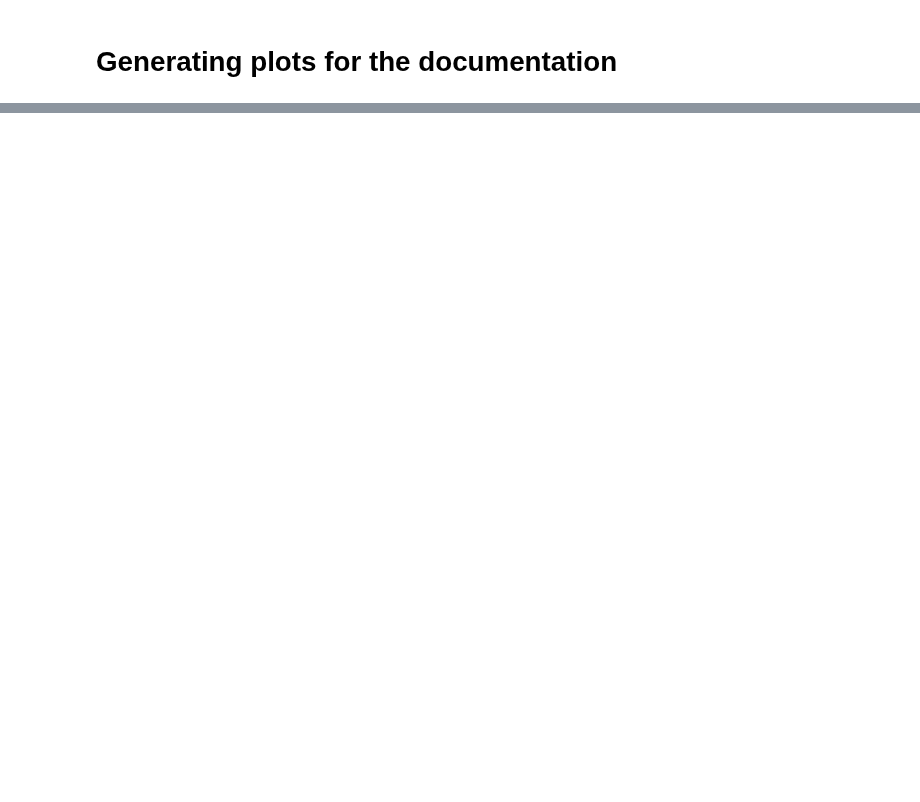
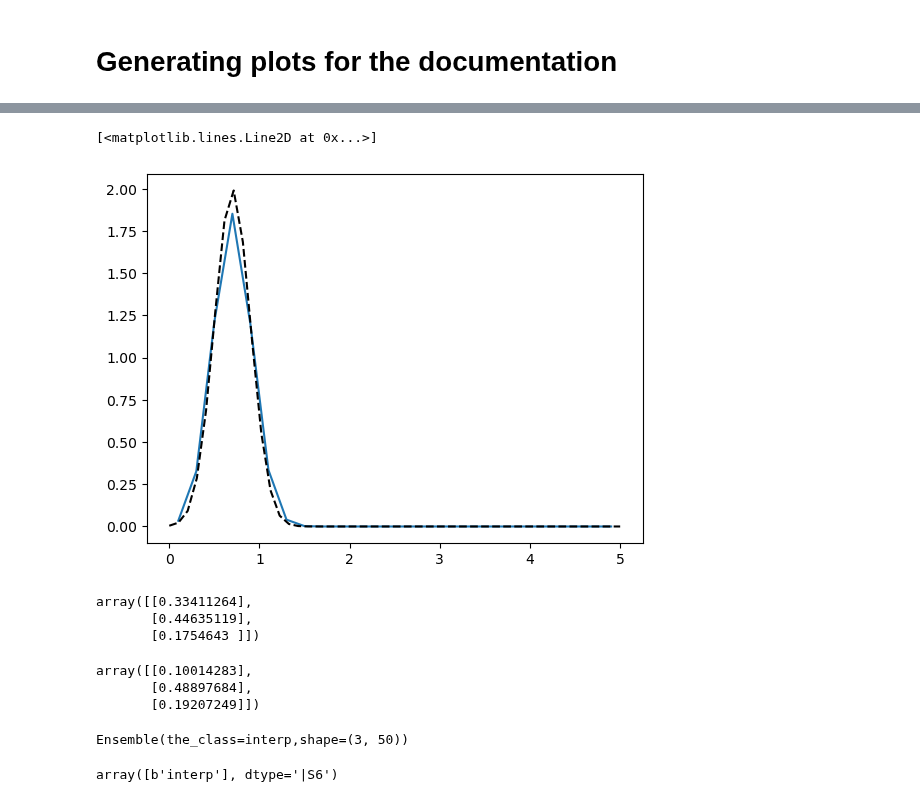
Before and after one commit to LSSTDESC/qp, a Jupyter notebook: docs/nb/docs_plots.ipynb, the cells around one changed output, grey strips where cells are left out. Saved outputs shown, nothing was run; the diff lists cells and outputs as text; code cells hidden in the pictures; blank space fills up the shorter version.

```diff
--- a/docs/nb/docs_plots.ipynb
+++ b/docs/nb/docs_plots.ipynb
@@ -63,0 +88,26 @@ array([0.51652082, 1.38560459, 1.67449581, 0.77900487, 2.65621653,
+# %%
+plt.plot(ens_h.x_samples(),ens_h[0].pdf(ens_h.x_samples()))
+plt.plot(ens_i.x_samples(),ens_i[0].pdf(ens_i.x_samples()), c='k', linestyle="--")
+# %% [output]
+[<matplotlib.lines.Line2D at 0x...>]
+[figure, added]
+# %%
+ens_h.pdf(1.2)
+# %% [output]
+array([[0.33411264],
+       [0.44635119],
+       [0.1754643 ]])
+# %%
+ens_i.pdf(1.2)
+# %% [output]
+array([[0.10014283],
+       [0.48897684],
+       [0.19207249]])
+# %%
+ens_i
+# %% [output]
+Ensemble(the_class=interp,shape=(3, 50))
+# %%
+ens_i.metadata["pdf_name"]
+# %% [output]
+array([b'interp'], dtype='|S6')
```
Also changed, not shown: parts of 14 cells of this notebook, 4 other files.
